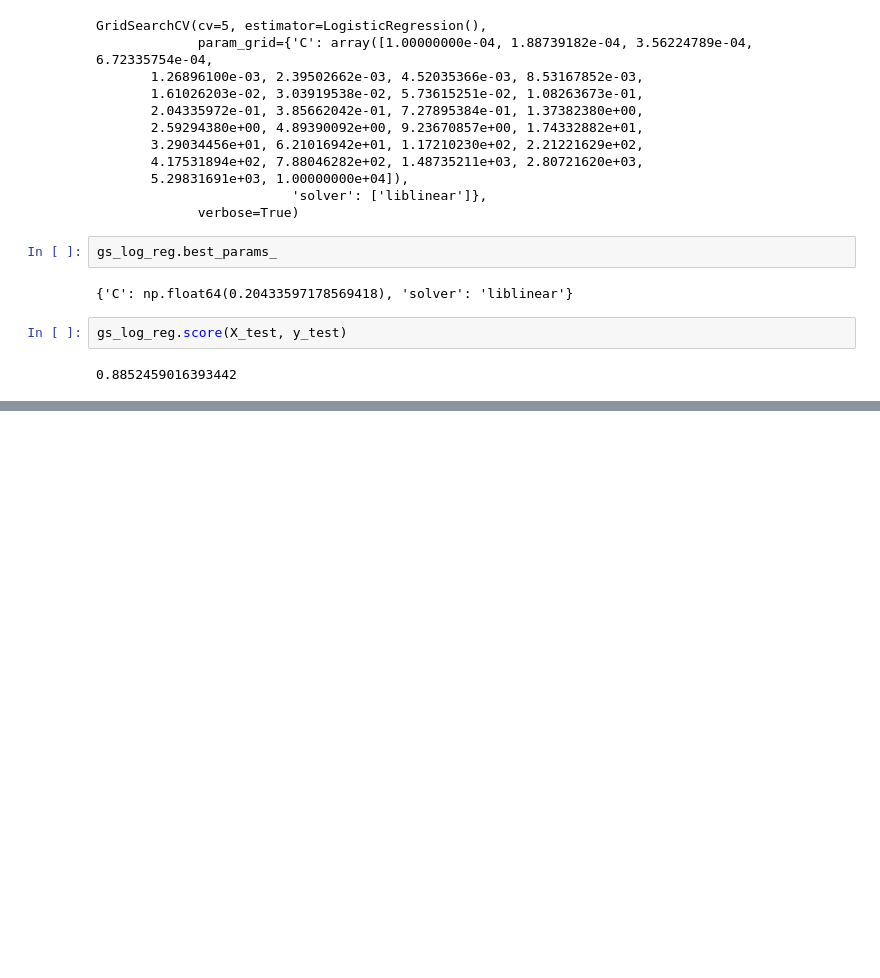
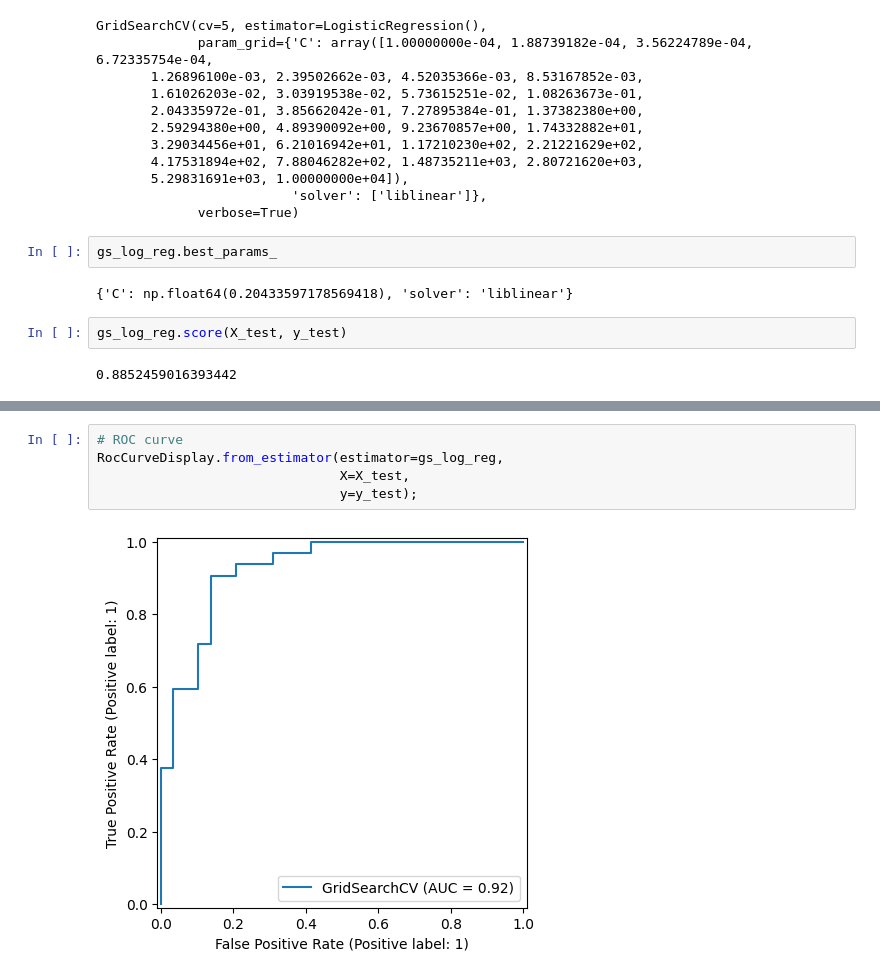
Before and after one commit to seanjiangsh/ztm-ml-ds, a Jupyter notebook: supervised-learning-classification/end-to-end-heart-disease-clasification.ipynb, the cells around one changed output, grey strips where cells are left out. Cells and saved outputs as stored; diff of their text form; blank space fills up the shorter version.

```diff
--- a/supervised-learning-classification/end-to-end-heart-disease-clasification.ipynb
+++ b/supervised-learning-classification/end-to-end-heart-disease-clasification.ipynb
@@ -640,0 +662,7 @@ gs_log_reg.score(X_test, y_test)
+# %%
+# ROC curve
+RocCurveDisplay.from_estimator(estimator=gs_log_reg,
+                               X=X_test,
+                               y=y_test);
+# %% [output]
+[figure, added]
```
Also changed, not shown: parts of 21 cells of this notebook.
